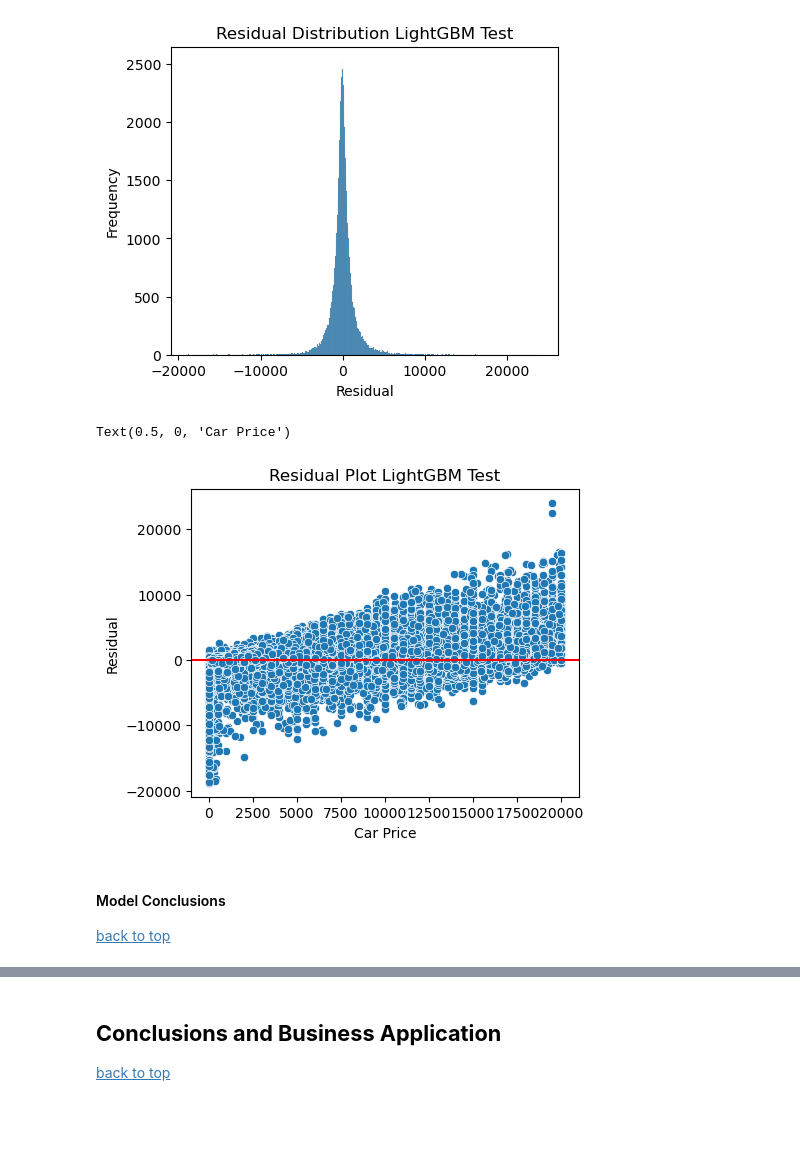
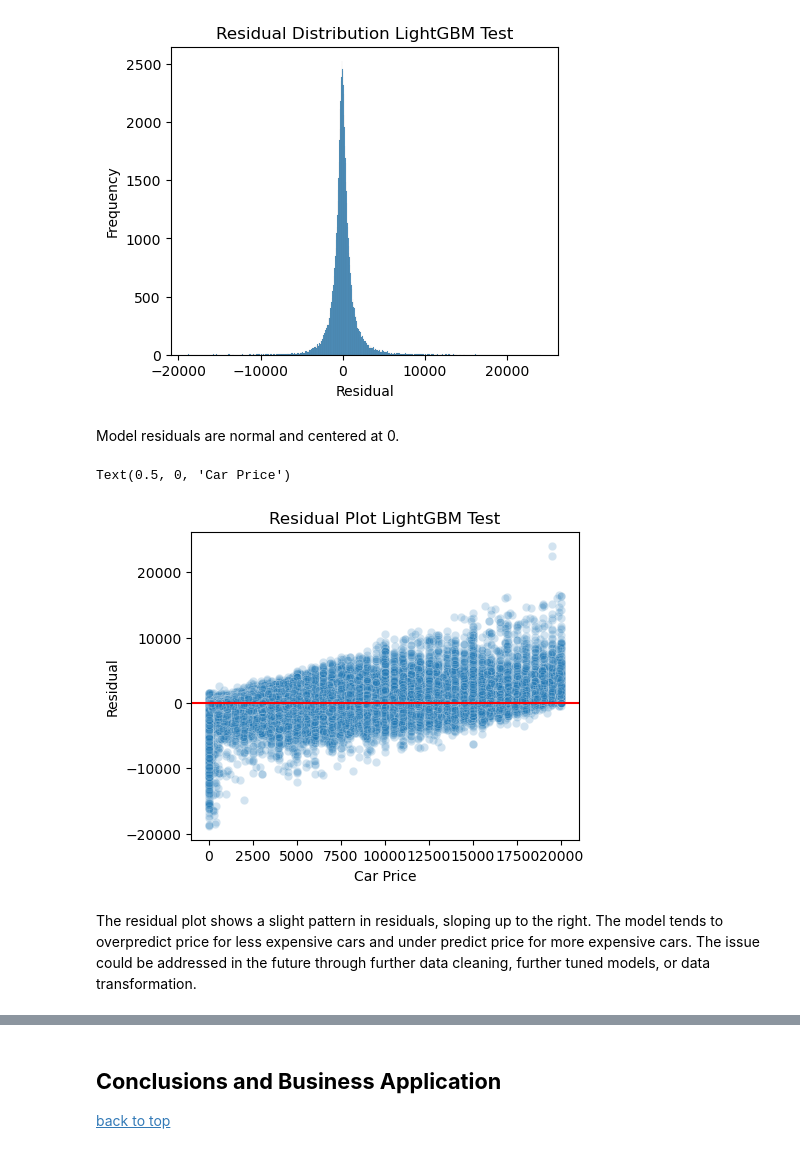
Before and after one commit to kellyshreeve/predicting-used-car-price, a Jupyter notebook: car_price_analysis.ipynb, the cells around one changed output, grey strips where cells are left out. Cells and saved outputs as stored; diff of their text form; code cells hidden in the pictures; blank space fills up the shorter version.

Commit message:
model training conclusions

```diff
--- a/car_price_analysis.ipynb
+++ b/car_price_analysis.ipynb
@@ -1408,20 +1426,20 @@ plt.xlabel('Residual')
 plt.show()
 # %% [output]
 [figure]
+# %% [markdown]
+Model residuals are normal and centered at 0.
 # %%
 # Residual Plot
 plt.figure(figsize=[5, 4])
 
-sns.scatterplot(x=targ_test, y=residual)
+sns.scatterplot(x=targ_test, y=residual, alpha=0.2)
 plt.axhline(0, color='red')
 
 plt.title('Residual Plot LightGBM Test')
 plt.ylabel('Residual')
 plt.xlabel('Car Price')
 # %% [output]
 Text(0.5, 0, 'Car Price')
-[figure, old version]
+[figure, new version]
-# %% [markdown]
-#### Model Conclusions
-
-[back to top](#home)
+# %% [markdown]
+The residual plot shows a slight pattern in residuals, sloping up to the right. The model tends to overpredict price for less expensive cars and under predict price for more expensive cars. The issue could be addressed in the future through further data cleaning, further tuned models, or data transformation.
```
Also changed, not shown: parts of 33 cells of this notebook.
